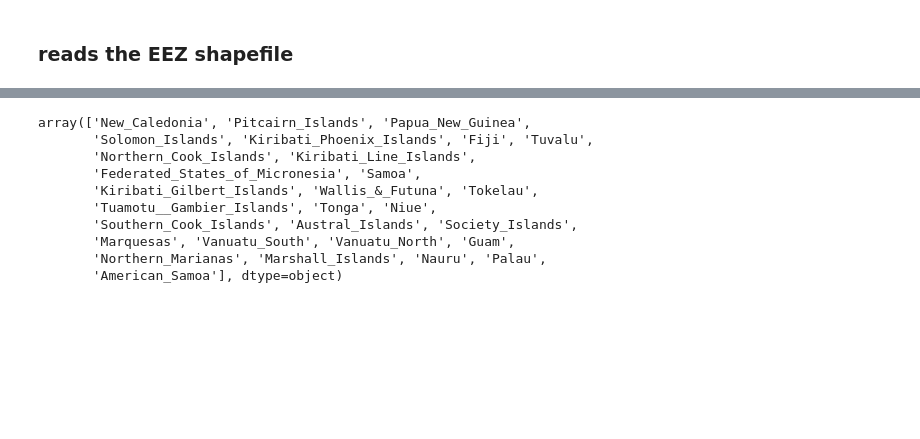
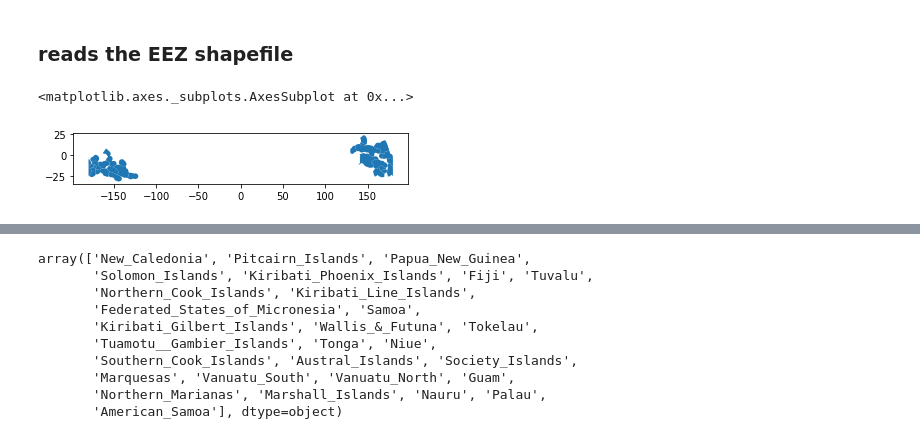
Before and after one commit to nicolasfauchereau/CoralReefWatch, a Jupyter notebook: notebooks/clip_CRW_geometries_loop.ipynb, the cells around one changed output, grey strips where cells are left out. Cells and saved outputs as stored; diff of their text form; code cells hidden in the pictures; blank space fills up the shorter version.

```diff
--- a/notebooks/clip_CRW_geometries_loop.ipynb
+++ b/notebooks/clip_CRW_geometries_loop.ipynb
@@ -240,3 +243,8 @@ shp = salem.read_shapefile(os.path.join(shp_path, "ALL_ICU_countries.shp"))
+# %%
+shp.plot()
+# %% [output]
+<matplotlib.axes._subplots.AxesSubplot at 0x...>
+[figure, added]
 # %%
 shp.head()
 # %% [output]
```
Also changed, not shown: parts of 20 cells of this notebook, 1 other file.
